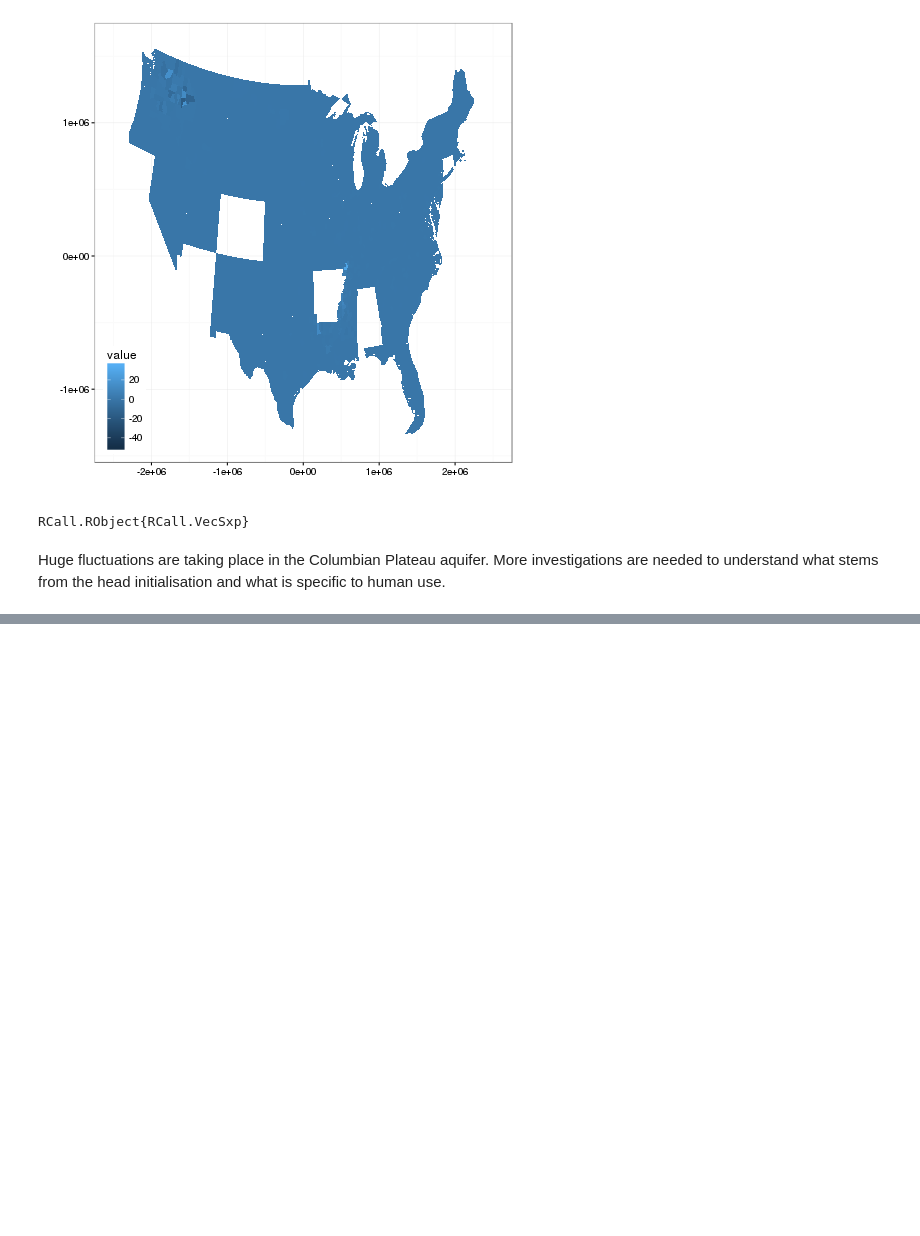
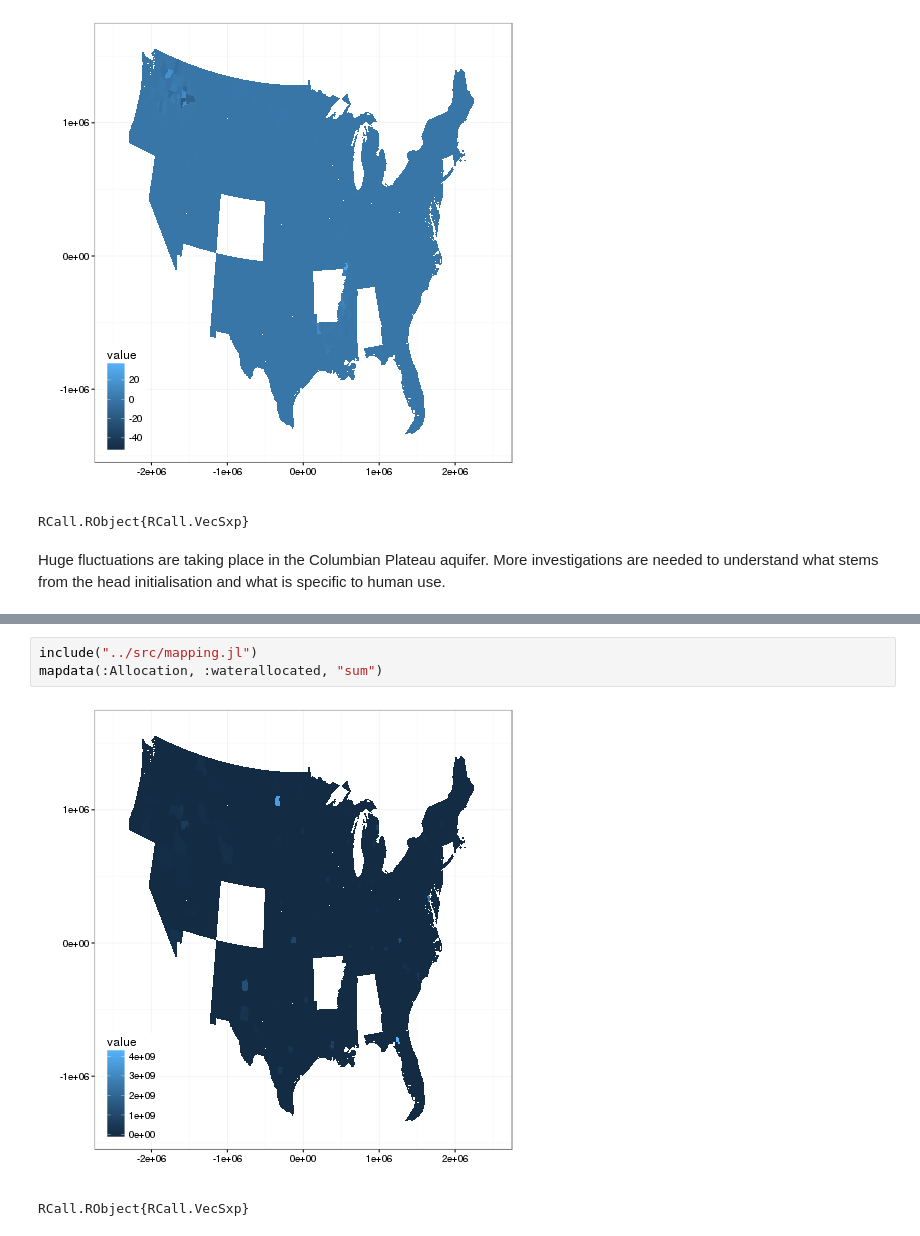
Before and after one commit to AmericasWater/awash, a Jupyter notebook: docs/AnalysisConjunctiveUse.ipynb, the cells around one changed output, grey strips where cells are left out. Cells and saved outputs as stored; diff of their text form; blank space fills up the shorter version.

```diff
--- a/docs/AnalysisConjunctiveUse.ipynb
+++ b/docs/AnalysisConjunctiveUse.ipynb
@@ -122,0 +201,6 @@ Huge fluctuations are taking place in the Columbian Plateau aquifer. More invest
+# %%
+include("../src/mapping.jl")
+mapdata(:Allocation, :waterallocated, "sum")
+# %% [output]
+[figure, added]
+RCall.RObject{RCall.VecSxp}
```
Also changed, not shown: parts of 6 cells of this notebook.
